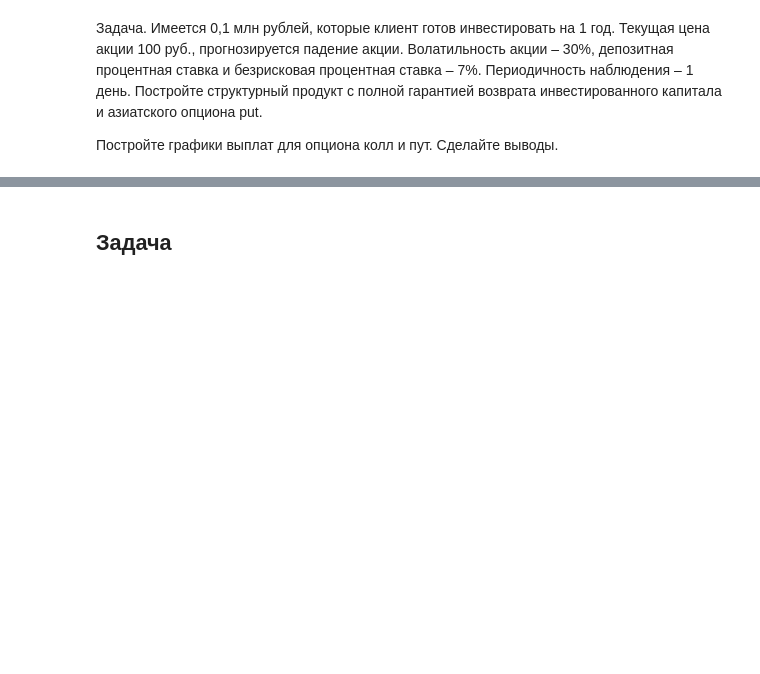
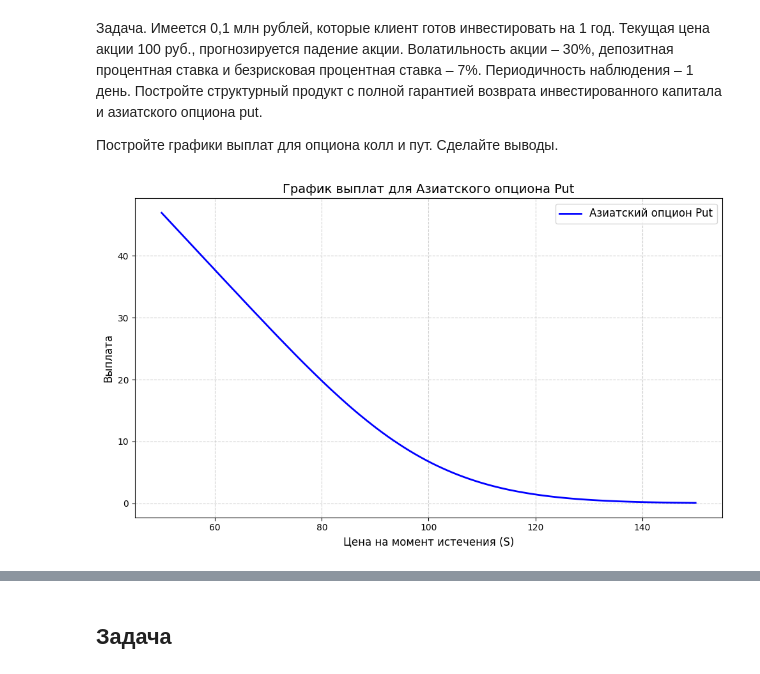
Before and after one commit to seri4ka/structured_finance_products, a Jupyter notebook: lab2/lab_2c_GSFP.ipynb, the cells around one changed output, grey strips where cells are left out. Saved outputs shown, nothing was run; the diff lists cells and outputs as text; code cells hidden in the pictures; blank space fills up the shorter version.

```diff
--- a/lab2/lab_2c_GSFP.ipynb
+++ b/lab2/lab_2c_GSFP.ipynb
@@ -47,0 +59,39 @@ print ('Геометрическая среднее. Стоимость азиа
+# %%
+def Geometric_Average_Rate_Call(S, K , T , r , b , sigma):
+  sigmaA = sigma/np.sqrt(3)
+  bA = (b - sigma**2/6)/2
+  d1 = (np.log(S/K)+(bA + sigmaA**2/2)*T)/(sigmaA*np.sqrt(T))
+  d2 = d1 - sigmaA * np.sqrt(T)
+  return S * np.exp((bA - r)*T) * norm.cdf(d1) - K * np.exp(-r*T)*norm.cdf(d2)
+
+def Geometric_Average_Rate_Put(S, K , T , r , b , sigma):
+    sigmaA = sigma / np.sqrt(3)
+    bA = (b - sigma**2 / 6) / 2
+    d1 = (np.log(S/K) + (bA + sigmaA**2 / 2) * T) / (sigmaA * np.sqrt(T))
+    d2 = d1 - sigmaA * np.sqrt(T)
+    return K * np.exp(-r * T) * norm.cdf(-d2) - S * np.exp((bA - r) * T) * norm.cdf(-d1)
+# %%
+S = 100
+K = 100
+T = 1
+r = 0.07
+b = 0
+sigma = 0.30
+n_steps = 252
+
+S_range = np.linspace(50, 150, 100)
+
+put_payoffs = [Geometric_Average_Rate_Put(S, K, T, r, b, sigma) for S in S_range]
+
+# Построение графика
+plt.figure(figsize=(10, 6))
+plt.plot(S_range, put_payoffs, label="Азиатский опцион Put", color="blue", linewidth=2)
+plt.xlabel('Цена на момент истечения (S)', fontsize=12)
+plt.ylabel('Выплата', fontsize=12)
+plt.title('График выплат для Азиатского опциона Put', fontsize=14)
+plt.grid(visible=True, linestyle='--', alpha=0.6)
+plt.legend(fontsize=12)
+plt.tight_layout()
+plt.show()
+# %% [output]
+[figure, added]
```
Also changed, not shown: parts of 23 cells of this notebook, 2 other files.
